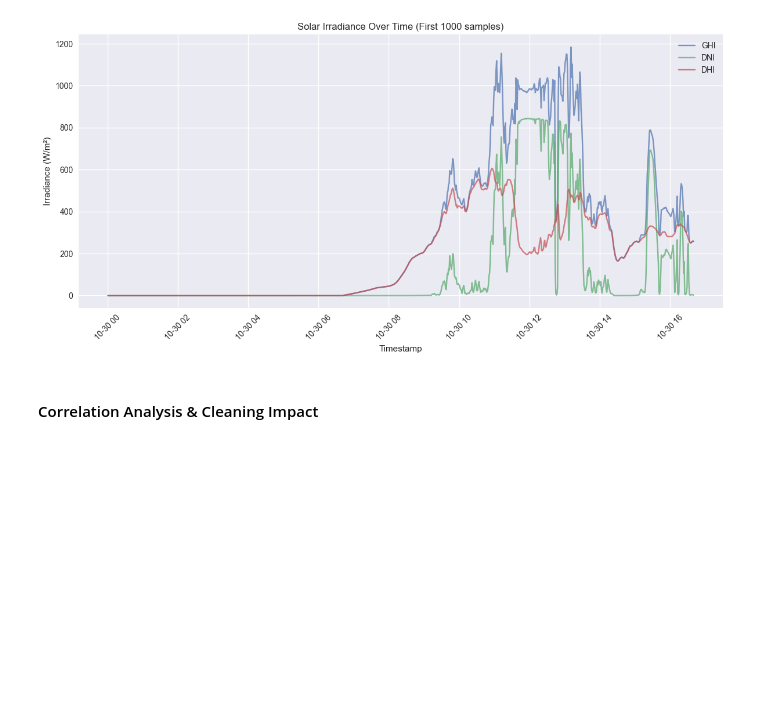
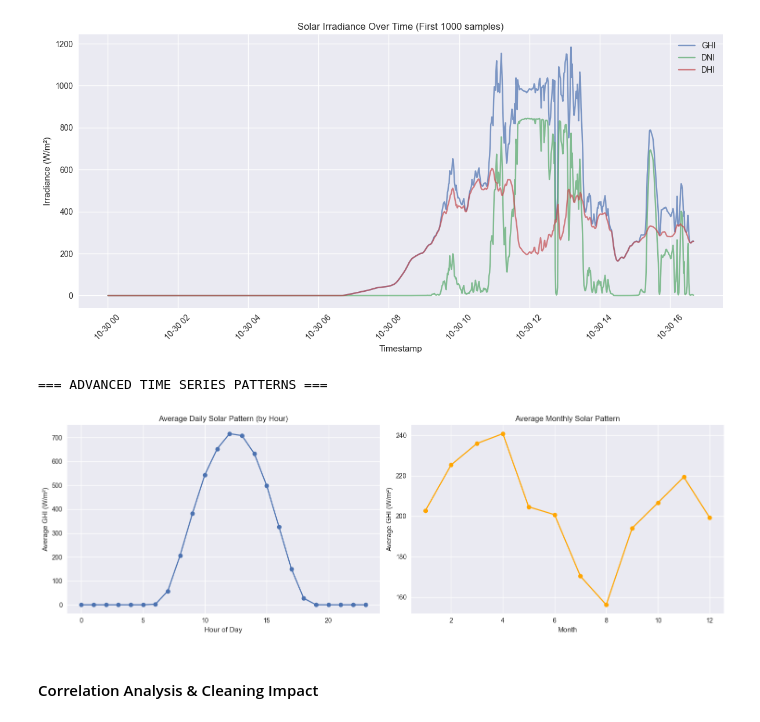
Before and after one commit to HermonaDev/solar-challenge-week0, a Jupyter notebook: notebooks/sierra_leone_eda.ipynb, the cells around one changed output. Saved outputs shown, nothing was run; the diff lists cells and outputs as text; code cells hidden in the pictures; blank space fills up the shorter version.

```diff
--- a/notebooks/sierra_leone_eda.ipynb
+++ b/notebooks/sierra_leone_eda.ipynb
@@ -173,6 +173,40 @@ plt.show()
 # %% [output]
 === TIME SERIES ANALYSIS ===
 [figure]
+# %%
+# === ADVANCED TIME SERIES PATTERNS ===
+print("=== ADVANCED TIME SERIES PATTERNS ===")
+
+# Extract time components for deeper analysis
+df['Hour'] = df['Timestamp'].dt.hour
+df['Month'] = df['Timestamp'].dt.month
+
+# Daily pattern (average by hour)
+daily_pattern = df.groupby('Hour')['GHI'].mean()
+# Monthly pattern
+monthly_pattern = df.groupby('Month')['GHI'].mean()
+
+fig, axes = plt.subplots(1, 2, figsize=(15, 5))
+
+# Daily trend
+axes[0].plot(daily_pattern.index, daily_pattern.values, marker='o')
+axes[0].set_title('Average Daily Solar Pattern (by Hour)')
+axes[0].set_xlabel('Hour of Day')
+axes[0].set_ylabel('Average GHI (W/m²)')
+axes[0].grid(True)
+
+# Monthly trend
+axes[1].plot(monthly_pattern.index, monthly_pattern.values, marker='o', color='orange')
+axes[1].set_title('Average Monthly Solar Pattern')
+axes[1].set_xlabel('Month')
+axes[1].set_ylabel('Average GHI (W/m²)')
+axes[1].grid(True)
+
+plt.tight_layout()
+plt.show()
+# %% [output]
+=== ADVANCED TIME SERIES PATTERNS ===
+[figure, added]
 # %% [markdown]
 #### Correlation Analysis & Cleaning Impact
 # %%
```
Also changed, not shown: parts of 4 cells of this notebook.
